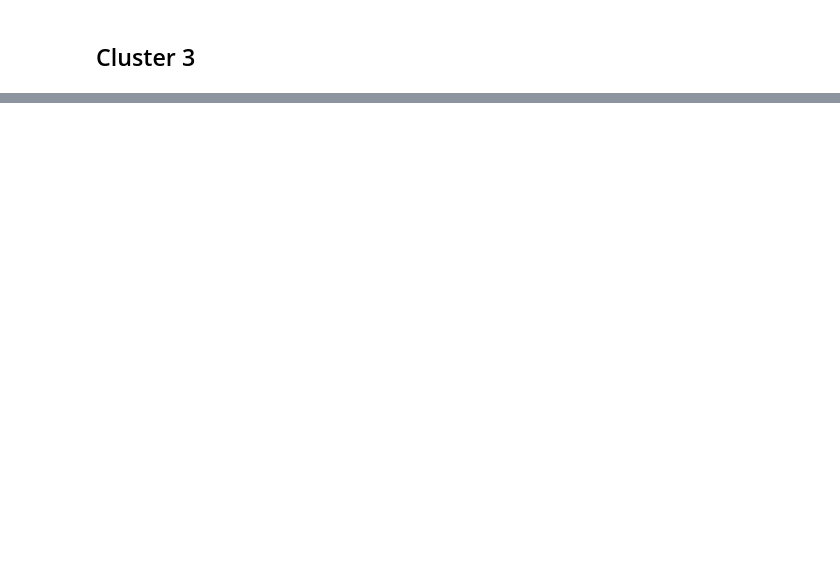
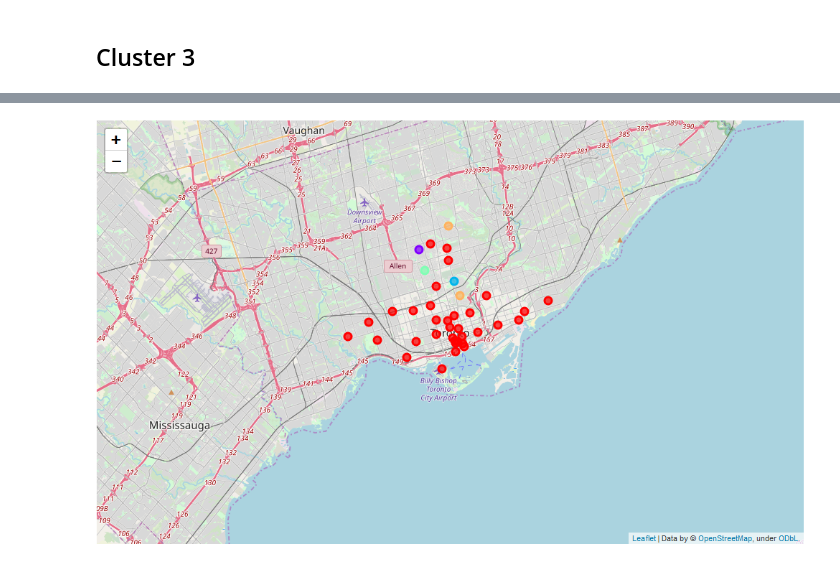
Before and after one commit to mbouayoun/Coursera_Capstone, a Jupyter notebook: Week3_toronto_part3.ipynb, the cells around one changed output, grey strips where cells are left out. Cells and saved outputs as stored; diff of their text form; code cells hidden in the pictures; blank space fills up the shorter version.

```diff
--- a/Week3_toronto_part3.ipynb
+++ b/Week3_toronto_part3.ipynb
@@ -670,0 +673,5 @@ toronto_merged.loc[toronto_merged['Cluster Labels'] == 4, toronto_merged.columns
+# %%
+pil_im = Image.open('cap3.png')
+display(pil_im)
+# %% [output]
+[figure, added]
```
Also changed, not shown: parts of 50 cells of this notebook.
